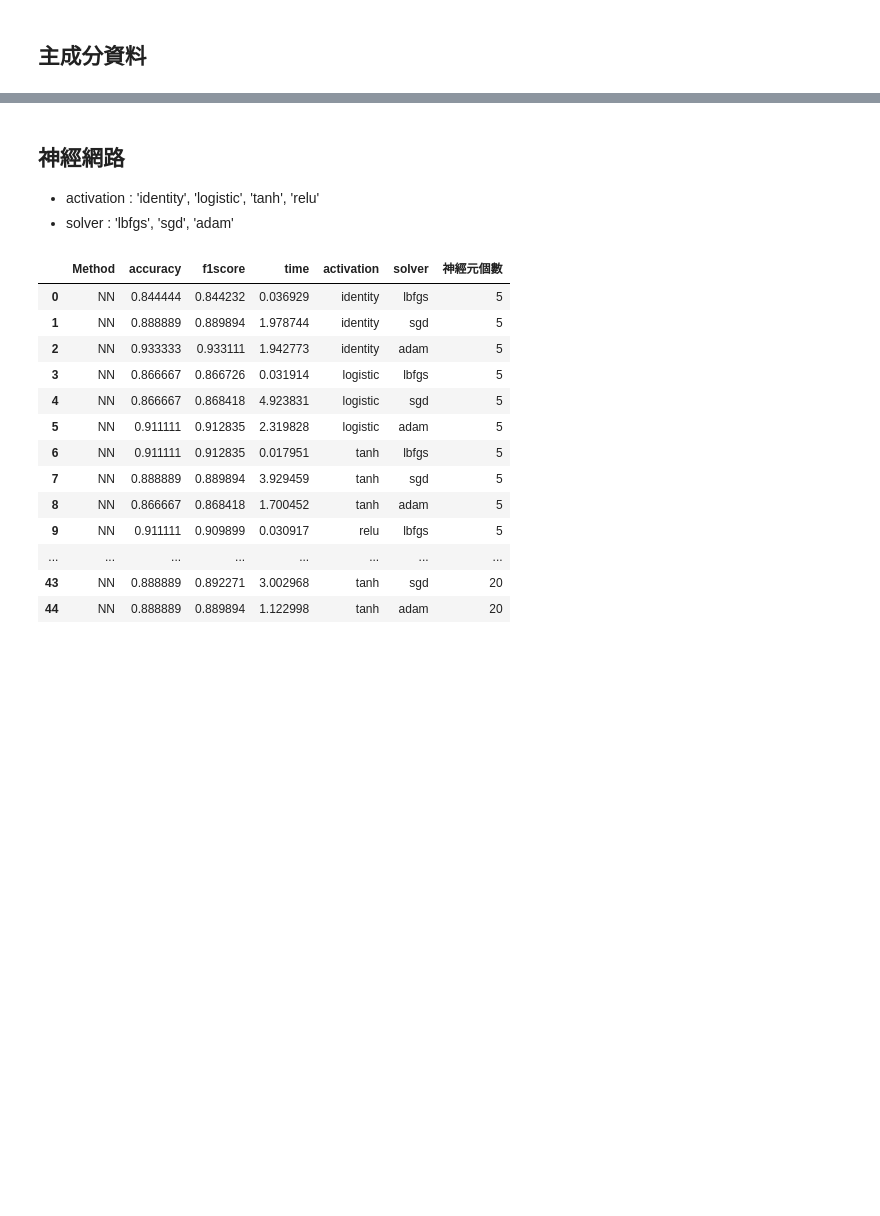
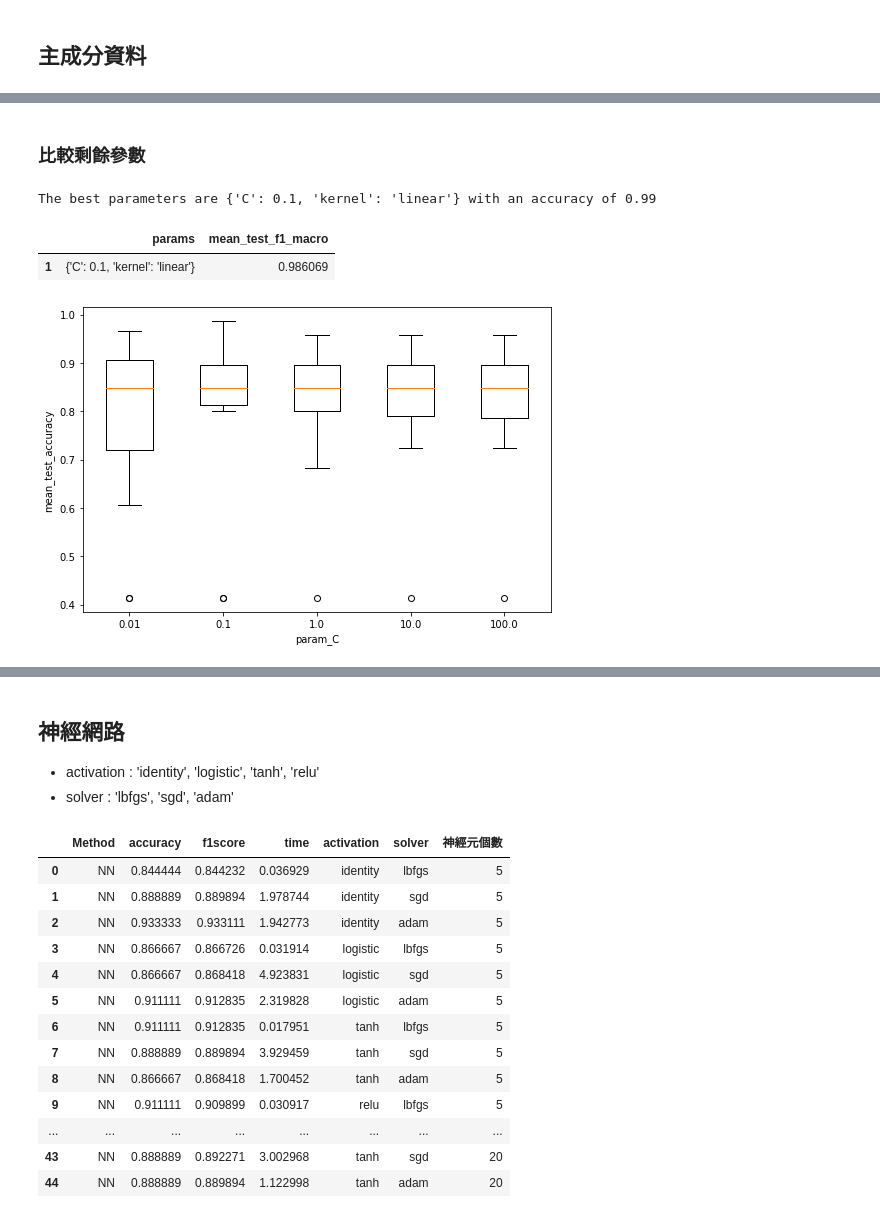
Before and after one commit to amy10202808/1112ShallowMachineLearning, a Jupyter notebook: hw3Classification/hw3_711133117_陳怡升_wine.ipynb, the cells around one changed output, grey strips where cells are left out. Cells and saved outputs as stored; diff of their text form; code cells hidden in the pictures; blank space fills up the shorter version.

```diff
--- a/hw3Classification/hw3_711133117_陳怡升_wine.ipynb
+++ b/hw3Classification/hw3_711133117_陳怡升_wine.ipynb
@@ -184,0 +308,28 @@ pd.DataFrame(data = grid.cv_results_)
+# %% [markdown]
+### 比較剩餘參數
+# %%
+C_range = [0.01, 0.1, 1, 10, 100]
+gamma_range = [1, 10]
+
+parameters = [{'kernel': ['linear'], 'C':C_range},
+              {'kernel': ['rbf', 'sigmoid'], 'gamma':gamma_range, 'C':C_range},
+              {'kernel': ['poly'], 'gamma':gamma_range, 'C':C_range, 'degree':[2,3,4,5,6]}]
+
+cv = StratifiedShuffleSplit(n_splits=5, test_size=0.2, random_state=123)
+grid = GridSearchCV(SVC(kernel='poly'), param_grid=parameters, cv=cv, scoring=['accuracy','f1_macro'], refit="accuracy")
+grid.fit(train, y_train)
+
+df_want = pd.DataFrame(data = grid.cv_results_)
+print("The best parameters are %s with an accuracy of %0.2f" % (grid.best_params_, grid.best_score_))
+# %% [output]
+The best parameters are {'C': 0.1, 'kernel': 'linear'} with an accuracy of 0.99
+# %%
+df_want.loc[df_want['mean_test_f1_macro']==df_want['mean_test_f1_macro'].max(),['params', 'mean_test_f1_macro']]
+# %% [output]
+|  | params | mean_test_f1_macro |
+| 1 | {'C': 0.1, 'kernel': 'linear'} | 0.986069 |
+# %%
+plt.figure(figsize=(8.4,5.6))
+boxplotset('param_C', 'mean_test_accuracy',df_want)
+# %% [output]
+[figure, added]
```
Also changed, not shown: parts of 39 cells of this notebook.
